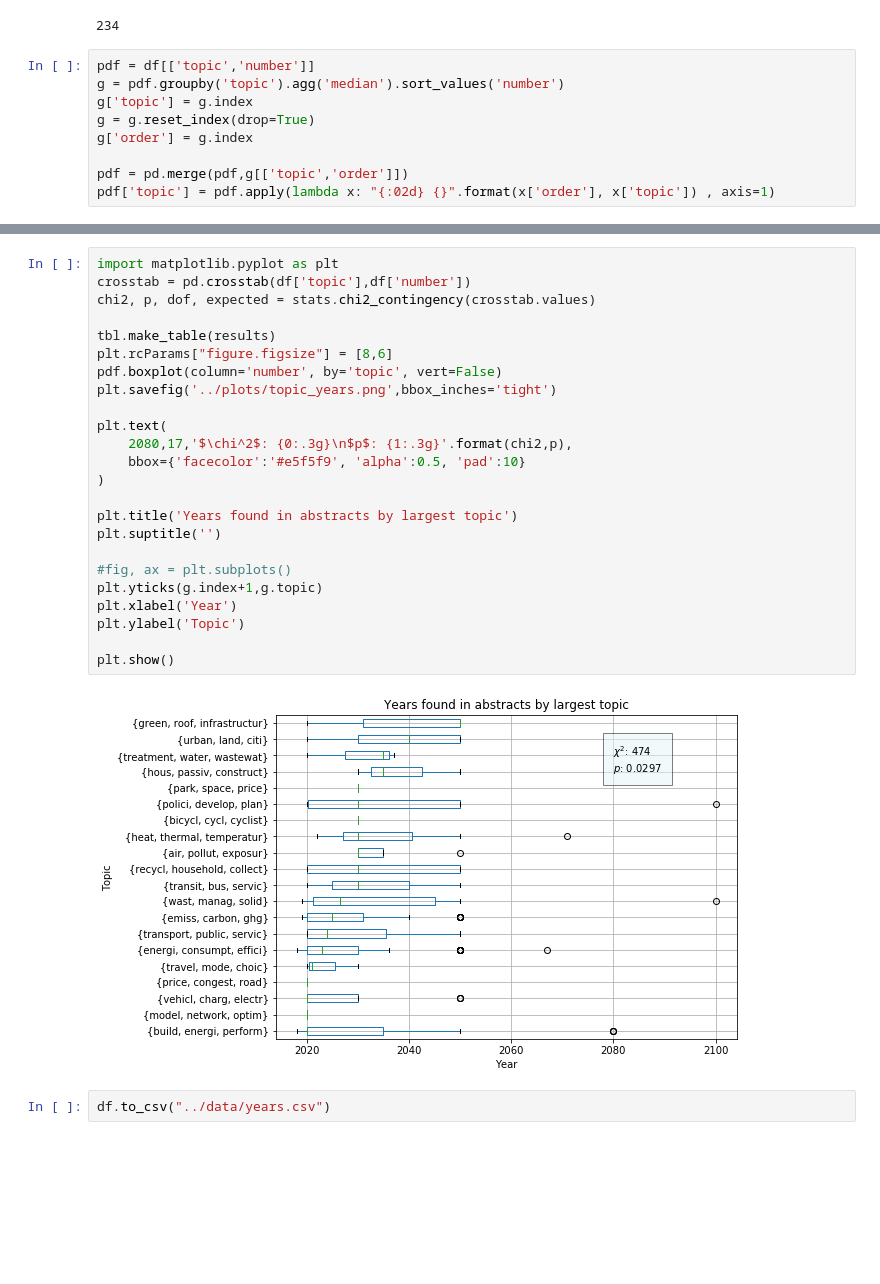
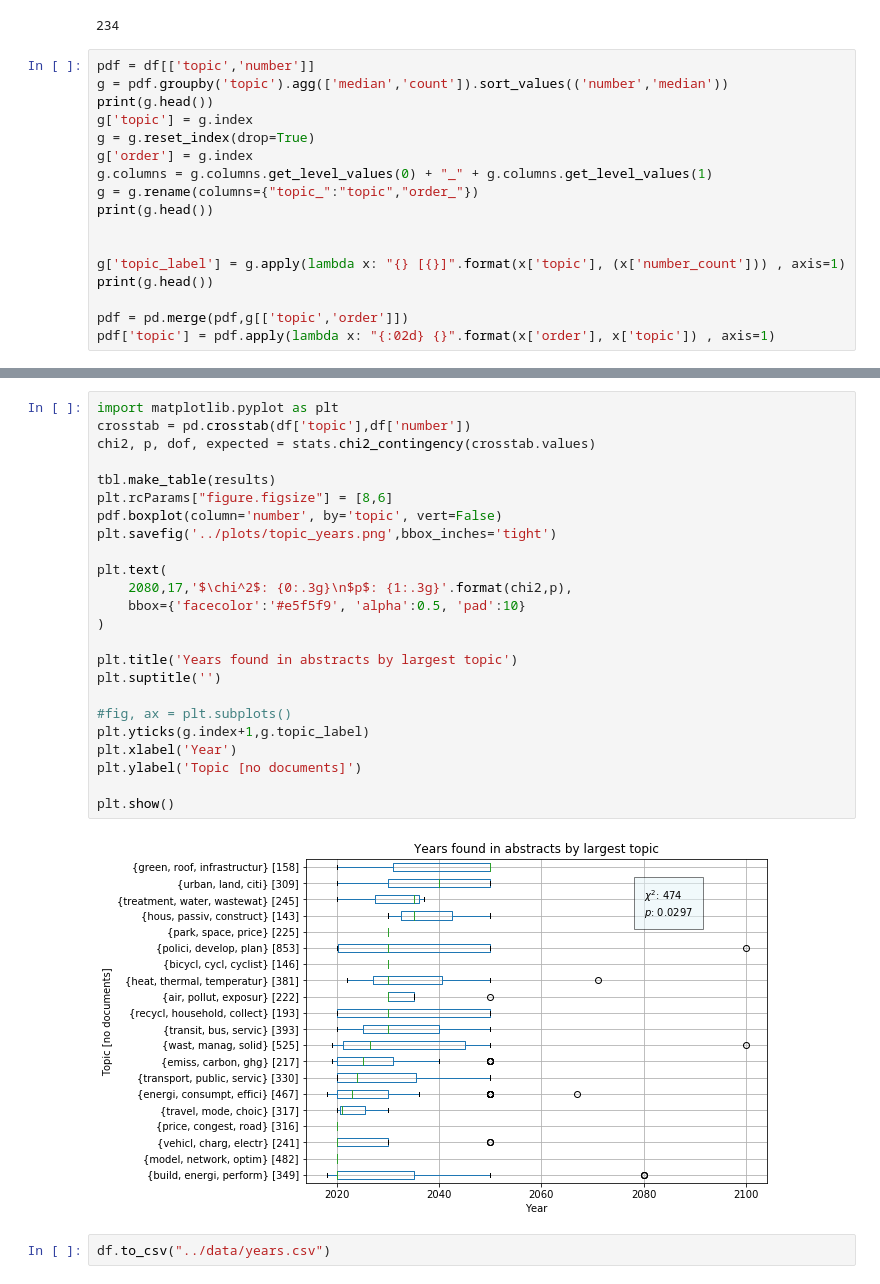
Before and after one commit to mcc-apsis/cities-1-5, a Jupyter notebook: code/time.ipynb, the cells around one changed output, grey strips where cells are left out. Drawn from its saved outputs; the diff is of its cells as text; blank space fills up the shorter version.

```diff
--- a/code/time.ipynb
+++ b/code/time.ipynb
@@ -91,10 +91,18 @@ len(df)
 234
 # %%
 pdf = df[['topic','number']]
-g = pdf.groupby('topic').agg('median').sort_values('number')
+g = pdf.groupby('topic').agg(['median','count']).sort_values(('number','median'))
+print(g.head())
 g['topic'] = g.index
 g = g.reset_index(drop=True)
 g['order'] = g.index
+g.columns = g.columns.get_level_values(0) + "_" + g.columns.get_level_values(1)
+g = g.rename(columns={"topic_":"topic","order_"})
+print(g.head())
+
+
+g['topic_label'] = g.apply(lambda x: "{} [{}]".format(x['topic'], (x['number_count'])) , axis=1)
+print(g.head())
 
 pdf = pd.merge(pdf,g[['topic','order']])
 pdf['topic'] = pdf.apply(lambda x: "{:02d} {}".format(x['order'], x['topic']) , axis=1)
@@ -101,29 +128,29 @@ pdf['topic'] = pdf.apply(lambda x: "{:02d} {}".format(x['order'], x['topic']) ,
 # %%
 import matplotlib.pyplot as plt
 crosstab = pd.crosstab(df['topic'],df['number'])
 chi2, p, dof, expected = stats.chi2_contingency(crosstab.values)
 
 tbl.make_table(results)
 plt.rcParams["figure.figsize"] = [8,6]
 pdf.boxplot(column='number', by='topic', vert=False)
 plt.savefig('../plots/topic_years.png',bbox_inches='tight')
 
 plt.text(
     2080,17,'$\chi^2$: {0:.3g}\n$p$: {1:.3g}'.format(chi2,p),
     bbox={'facecolor':'#e5f5f9', 'alpha':0.5, 'pad':10}
 )
 
 plt.title('Years found in abstracts by largest topic')
 plt.suptitle('')
 
 #fig, ax = plt.subplots()
-plt.yticks(g.index+1,g.topic)
+plt.yticks(g.index+1,g.topic_label)
 plt.xlabel('Year')
-plt.ylabel('Topic')
+plt.ylabel('Topic [no documents]')
 
 plt.show()
 # %% [output]
-[figure, old version]
+[figure, new version]
 # %%
 df.to_csv("../data/years.csv")
 # %%
```
Also changed, not shown: parts of 1 cell of this notebook, 1 other file.
